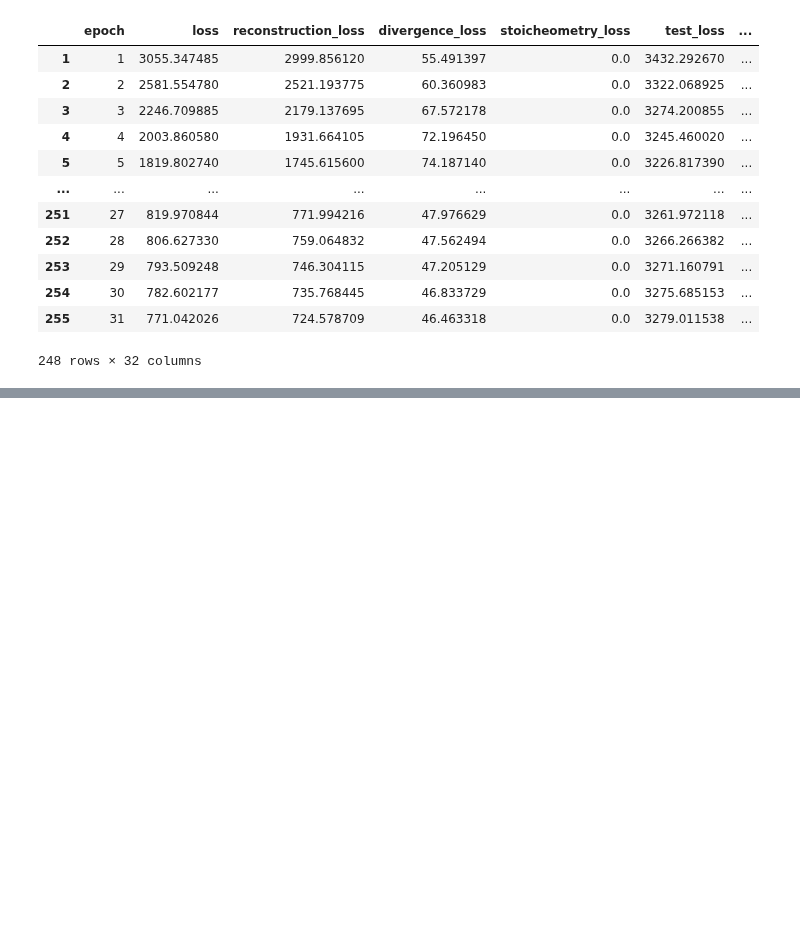
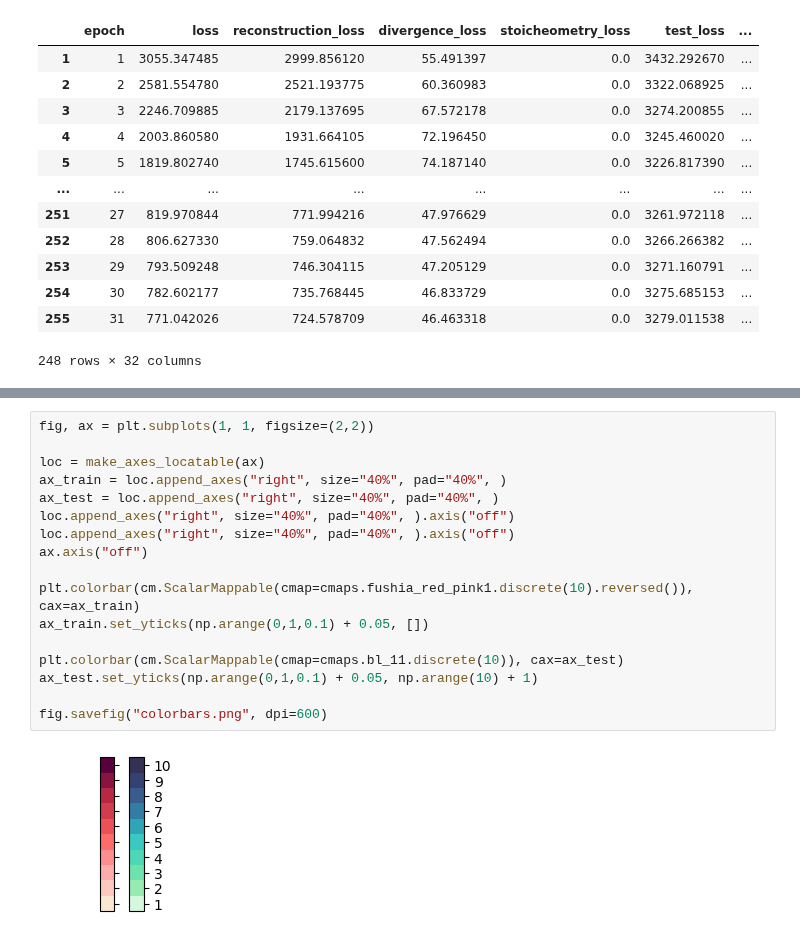
Before and after one commit to cjmerzbacher/met2vec, a Jupyter notebook: Final Plots/Generalization/N5000/rep/rep.ipynb, the cells around one changed output, grey strips where cells are left out. Saved outputs shown, nothing was run; the diff lists cells and outputs as text; blank space fills up the shorter version.

```diff
--- a/Final Plots/Generalization/N5000/rep/rep.ipynb
+++ b/Final Plots/Generalization/N5000/rep/rep.ipynb
@@ -94,0 +98,19 @@ fig.savefig("./test_losses.png", dpi=400)
+# %%
+fig, ax = plt.subplots(1, 1, figsize=(2,2))
+
+loc = make_axes_locatable(ax)
+ax_train = loc.append_axes("right", size="40%", pad="40%", )
+ax_test = loc.append_axes("right", size="40%", pad="40%", )
+loc.append_axes("right", size="40%", pad="40%", ).axis("off")
+loc.append_axes("right", size="40%", pad="40%", ).axis("off")
+ax.axis("off")
+
+plt.colorbar(cm.ScalarMappable(cmap=cmaps.fushia_red_pink1.discrete(10).reversed()), cax=ax_train)
+ax_train.set_yticks(np.arange(0,1,0.1) + 0.05, [])
+
+plt.colorbar(cm.ScalarMappable(cmap=cmaps.bl_11.discrete(10)), cax=ax_test)
+ax_test.set_yticks(np.arange(0,1,0.1) + 0.05, np.arange(10) + 1)
+
+fig.savefig("colorbars.png", dpi=600)
+# %% [output]
+[figure, added]
```
Also changed, not shown: parts of 3 cells of this notebook, 26 other files.
